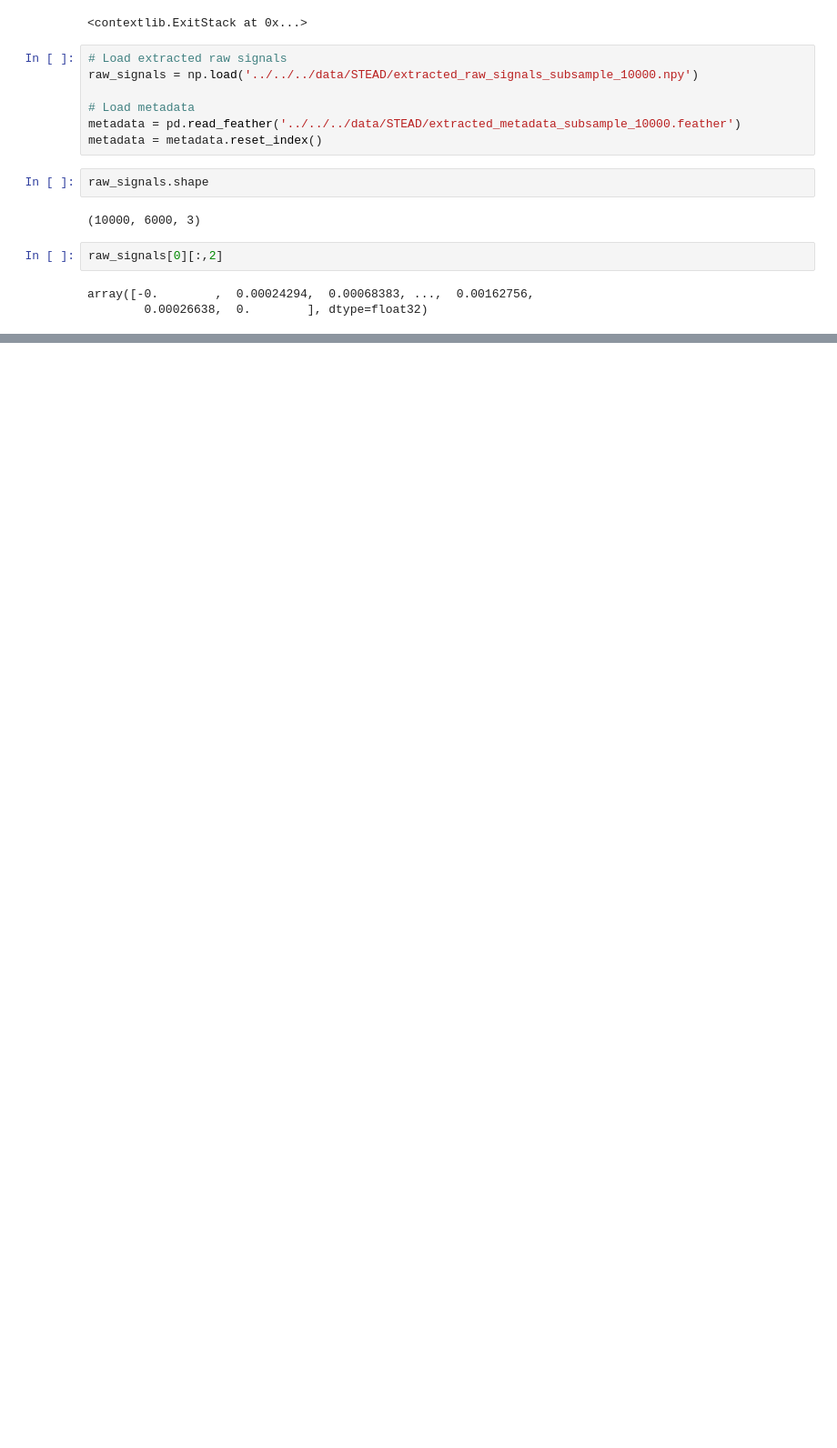
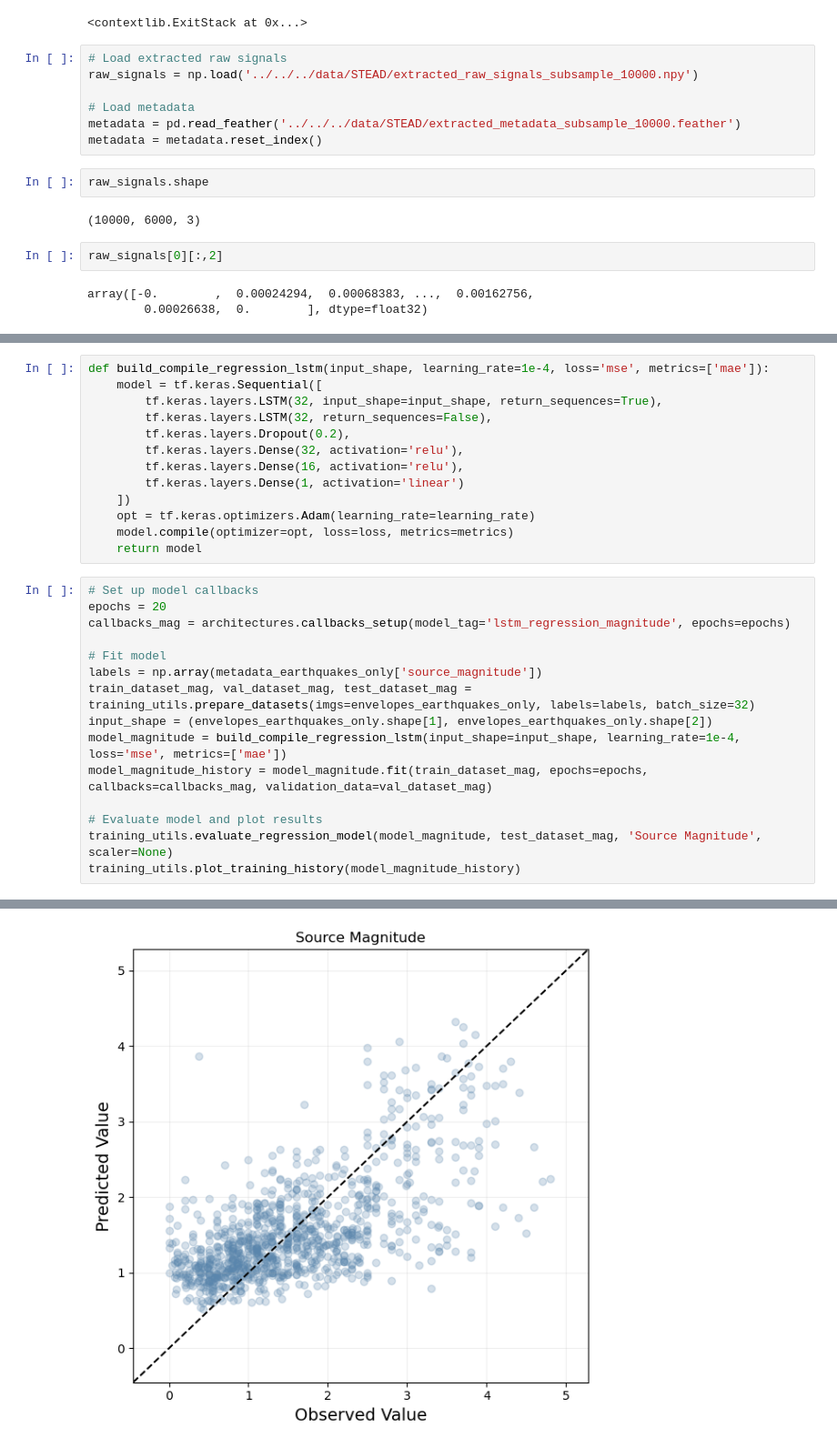
Before and after one commit to kaelynn-rose/Earthquake_Detection, a Jupyter notebook: notebooks/model_training_lstm.ipynb, the cells around one changed output, grey strips where cells are left out. Shown at 91% size. Drawn from its saved outputs; the diff is of its cells as text; blank space fills up the shorter version.

```diff
--- a/notebooks/model_training_lstm.ipynb
+++ b/notebooks/model_training_lstm.ipynb
@@ -62,0 +148,29 @@ ax2.plot(raw_signals[0][:,2], color='darkgrey', linewidth=0.3)
+# %%
+def build_compile_regression_lstm(input_shape, learning_rate=1e-4, loss='mse', metrics=['mae']):
+    model = tf.keras.Sequential([
+        tf.keras.layers.LSTM(32, input_shape=input_shape, return_sequences=True),
+        tf.keras.layers.LSTM(32, return_sequences=False),
+        tf.keras.layers.Dropout(0.2),
+        tf.keras.layers.Dense(32, activation='relu'),
+        tf.keras.layers.Dense(16, activation='relu'),
+        tf.keras.layers.Dense(1, activation='linear')
+    ])
+    opt = tf.keras.optimizers.Adam(learning_rate=learning_rate)
+    model.compile(optimizer=opt, loss=loss, metrics=metrics)
+    return model
+# %%
+# Set up model callbacks
+epochs = 20
+callbacks_mag = architectures.callbacks_setup(model_tag='lstm_regression_magnitude', epochs=epochs)
+
+# Fit model
+labels = np.array(metadata_earthquakes_only['source_magnitude'])
+train_dataset_mag, val_dataset_mag, test_dataset_mag = training_utils.prepare_datasets(imgs=envelopes_earthquakes_only, labels=labels, batch_size=32)
+input_shape = (envelopes_earthquakes_only.shape[1], envelopes_earthquakes_only.shape[2])
+model_magnitude = build_compile_regression_lstm(input_shape=input_shape, learning_rate=1e-4, loss='mse', metrics=['mae'])
+model_magnitude_history = model_magnitude.fit(train_dataset_mag, epochs=epochs, callbacks=callbacks_mag, validation_data=val_dataset_mag)
+
+# Evaluate model and plot results
+training_utils.evaluate_regression_model(model_magnitude, test_dataset_mag, 'Source Magnitude', scaler=None)
+training_utils.plot_training_history(model_magnitude_history)
+# %% [output]
@@ -62,0 +194 @@ ax2.plot(raw_signals[0][:,2], color='darkgrey', linewidth=0.3)
+[figure, added]
```
Also changed, not shown: parts of 11 cells of this notebook, 5 other files.
